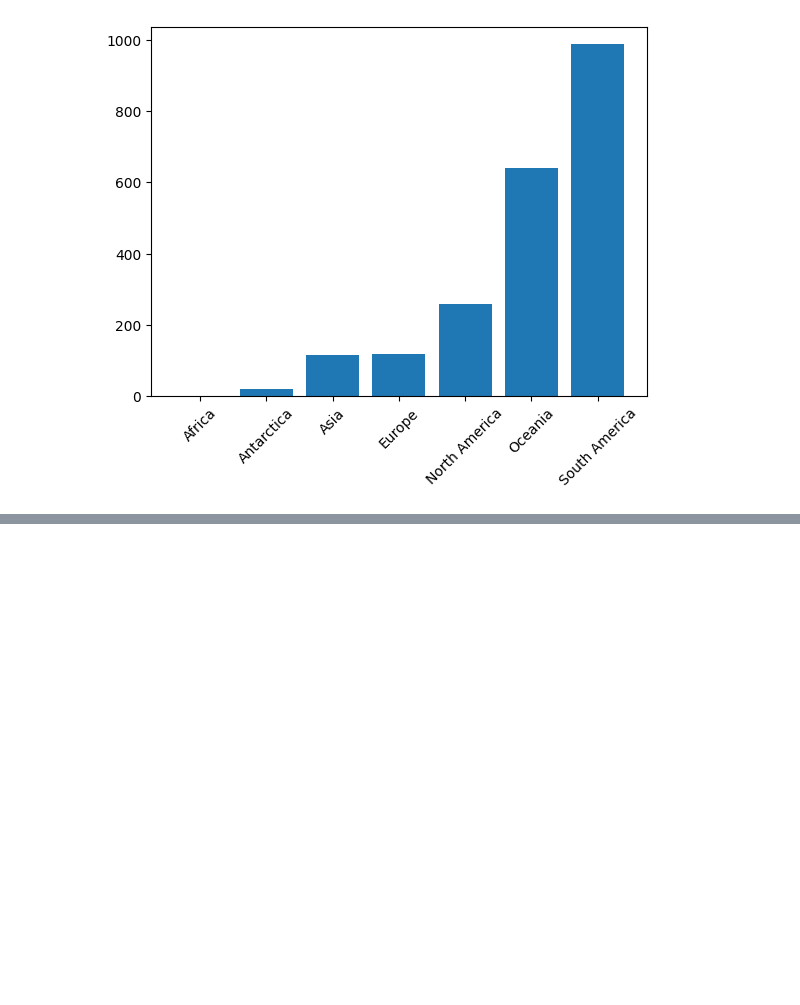
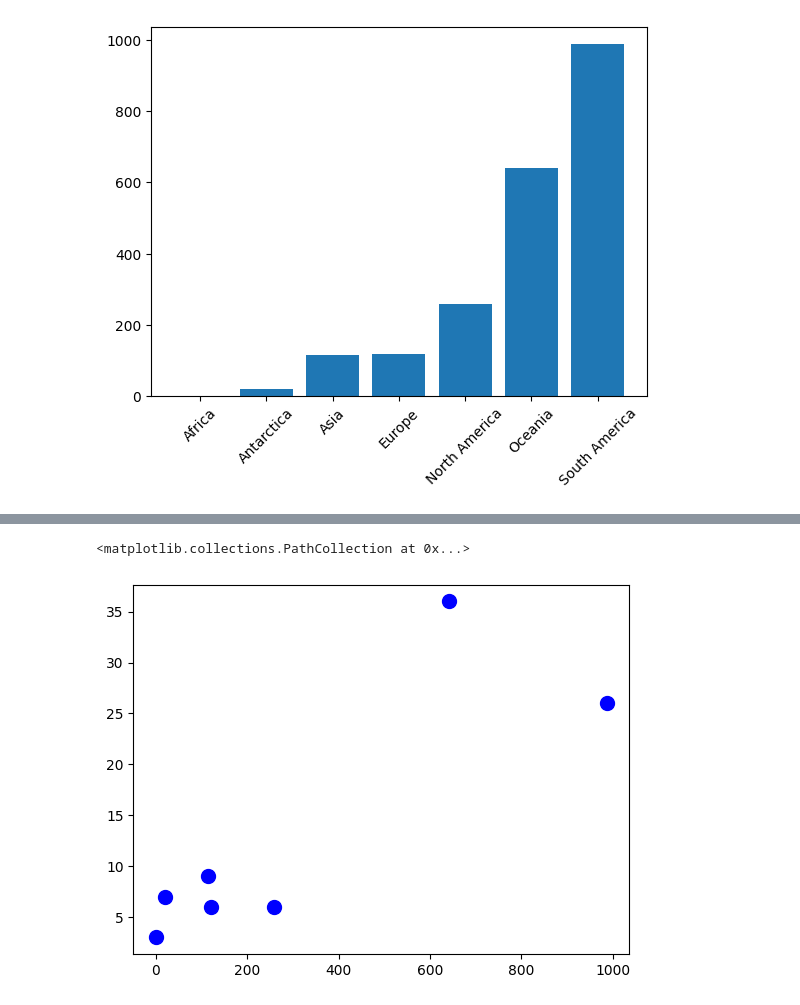
Before and after one commit to erickgnfi-dotcom/Analisis-Exploratorio-de-Datos-con-Pandas, a Jupyter notebook: ETL_restcountries_API.ipynb, the cells around one changed output, grey strips where cells are left out. Drawn from its saved outputs; the diff is of its cells as text; code cells hidden in the pictures; blank space fills up the shorter version.

```diff
--- a/ETL_restcountries_API.ipynb
+++ b/ETL_restcountries_API.ipynb
@@ -186,0 +204,7 @@ plt.show()
+# %%
+x = df_continente['Densidad_Poblacional']
+y = df_continente['Idiomas']
+plt.scatter(x, y, c='blue', s=100) # c=color, s=tamaño
+# %% [output]
+<matplotlib.collections.PathCollection at 0x...>
+[figure, added]
```
Also changed, not shown: parts of 4 cells of this notebook.
